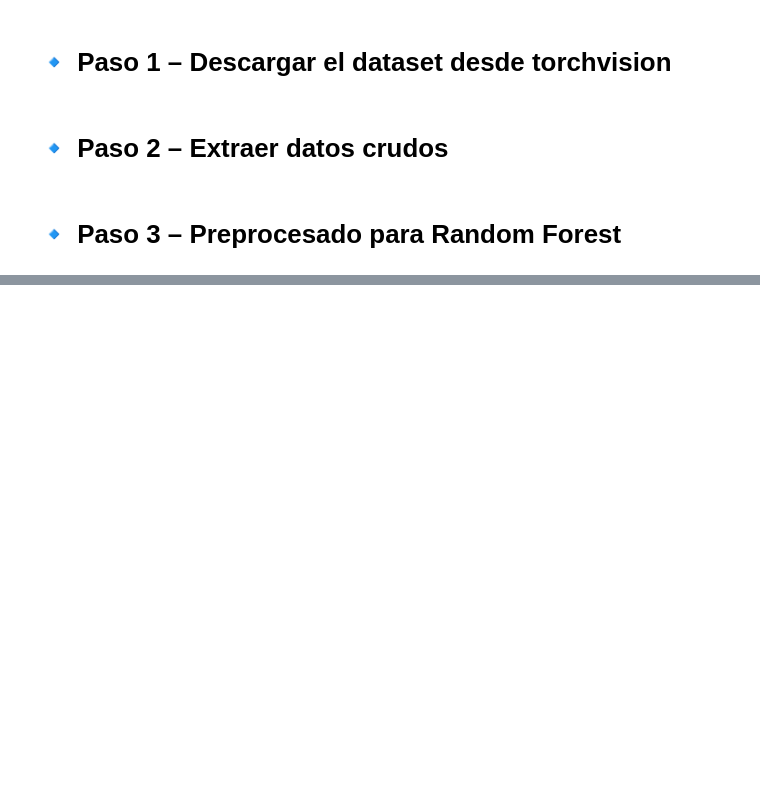
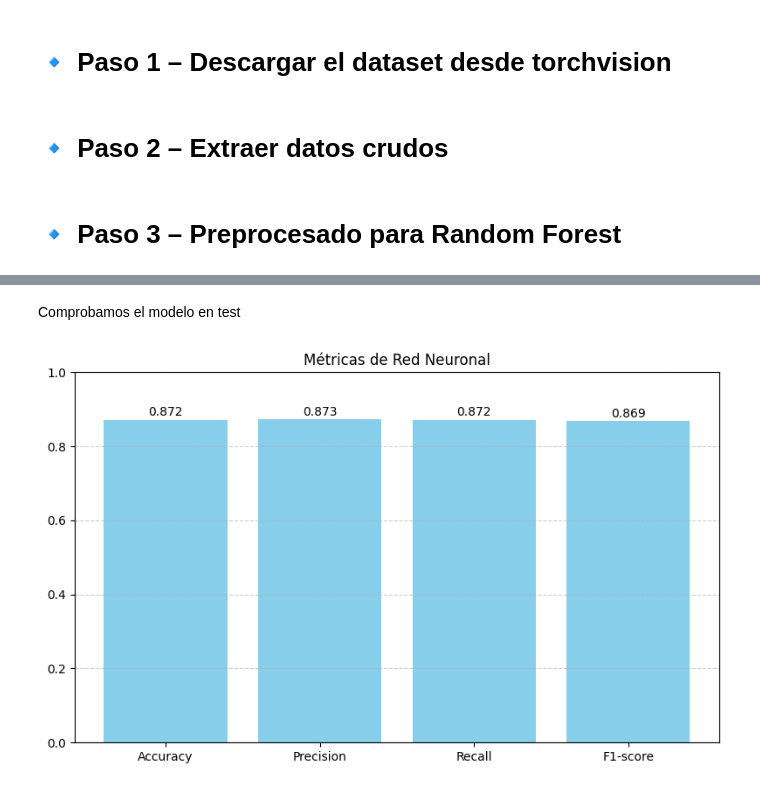
Before and after one commit to javierlago/RepasoIntenligenciaArtificial, a Jupyter notebook: fashion/model_compare.ipynb, the cells around one changed output, grey strips where cells are left out. Drawn from its saved outputs; the diff is of its cells as text; code cells hidden in the pictures; blank space fills up the shorter version.

```diff
--- a/fashion/model_compare.ipynb
+++ b/fashion/model_compare.ipynb
@@ -42,0 +196,8 @@ SyntaxError: (unicode error) 'utf-8' codec can't decode byte 0xfa in position 13
+# %% [markdown]
+Comprobamos el modelo en test
+# %%
+from utils import validate_model, plot_model_metrics
+nn_metrics = validate_model(model, dataloaders['test'])
+plot_model_metrics(nn_metrics, model_name='Red Neuronal')
+# %% [output]
+[figure, added]
```
Also changed, not shown: parts of 20 cells of this notebook, 4 other files.
